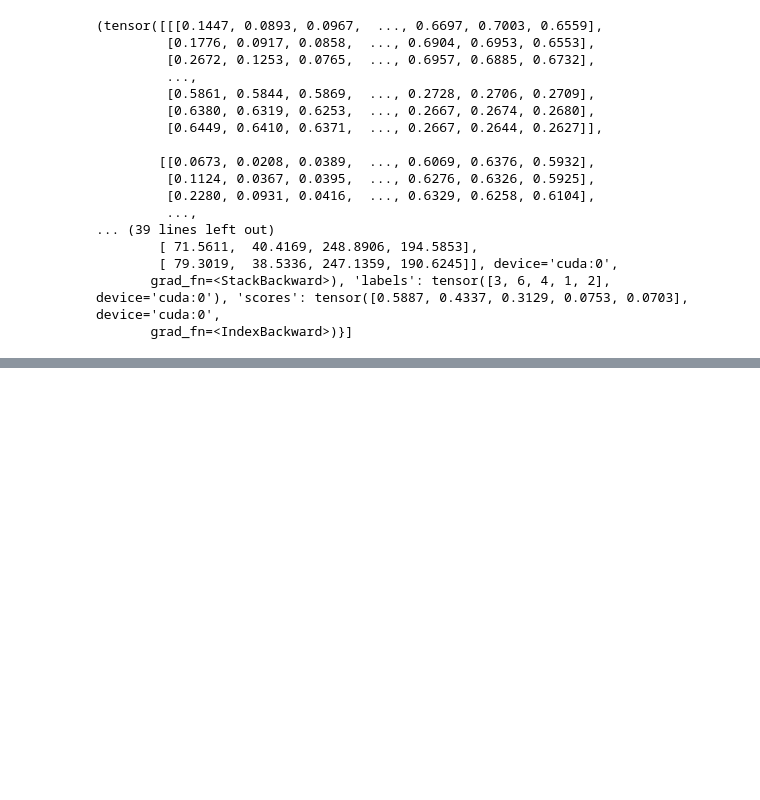
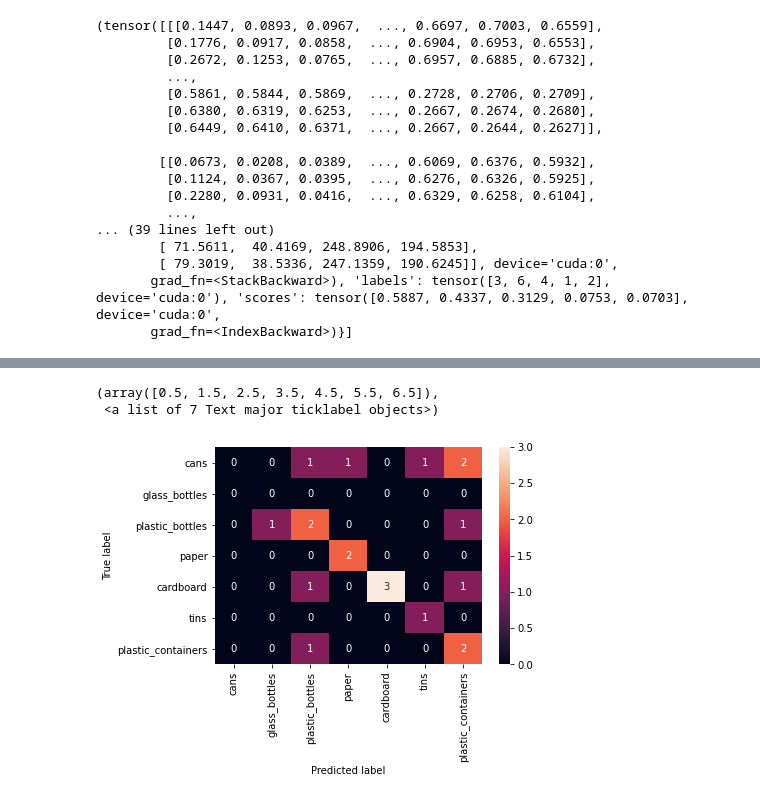
Before and after one commit to AndrewWalker251/recycling, a Jupyter notebook: recycling_object_detection.ipynb, the cells around one changed output, grey strips where cells are left out. Drawn from its saved outputs; the diff is of its cells as text; code cells hidden in the pictures; blank space fills up the shorter version.

Commit message:
Create confusion matrix to view performance

```diff
--- a/recycling_object_detection.ipynb
+++ b/recycling_object_detection.ipynb
@@ -494,0 +498,2 @@ outputs['']
+# %%
+cf_matrix = confusion_matrix(df_results['actual'], df_results['predictions'], normalize=None)
@@ -494,0 +510,15 @@ outputs['']
+# %%
+import matplotlib.pyplot as plt
+
+ax= plt.subplot()
+import seaborn as sns
+sns.heatmap(cf_matrix, annot=True, ax=ax)
+plt.ylabel('True label')
+plt.xlabel('Predicted label')
+ax.xaxis.set_ticklabels(['cans', 'glass_bottles', 'plastic_bottles', 'paper', 'cardboard', 'tins', 'plastic_containers']); ax.yaxis.set_ticklabels(['cans', 'glass_bottles', 'plastic_bottles', 'paper', 'cardboard', 'tins', 'plastic_containers'])
+plt.xticks(rotation = 90)
+plt.yticks(rotation = 0)
+# %% [output]
+(array([0.5, 1.5, 2.5, 3.5, 4.5, 5.5, 6.5]),
+ <a list of 7 Text major ticklabel objects>)
+[figure, added]
```
Also changed, not shown: parts of 18 cells of this notebook.
